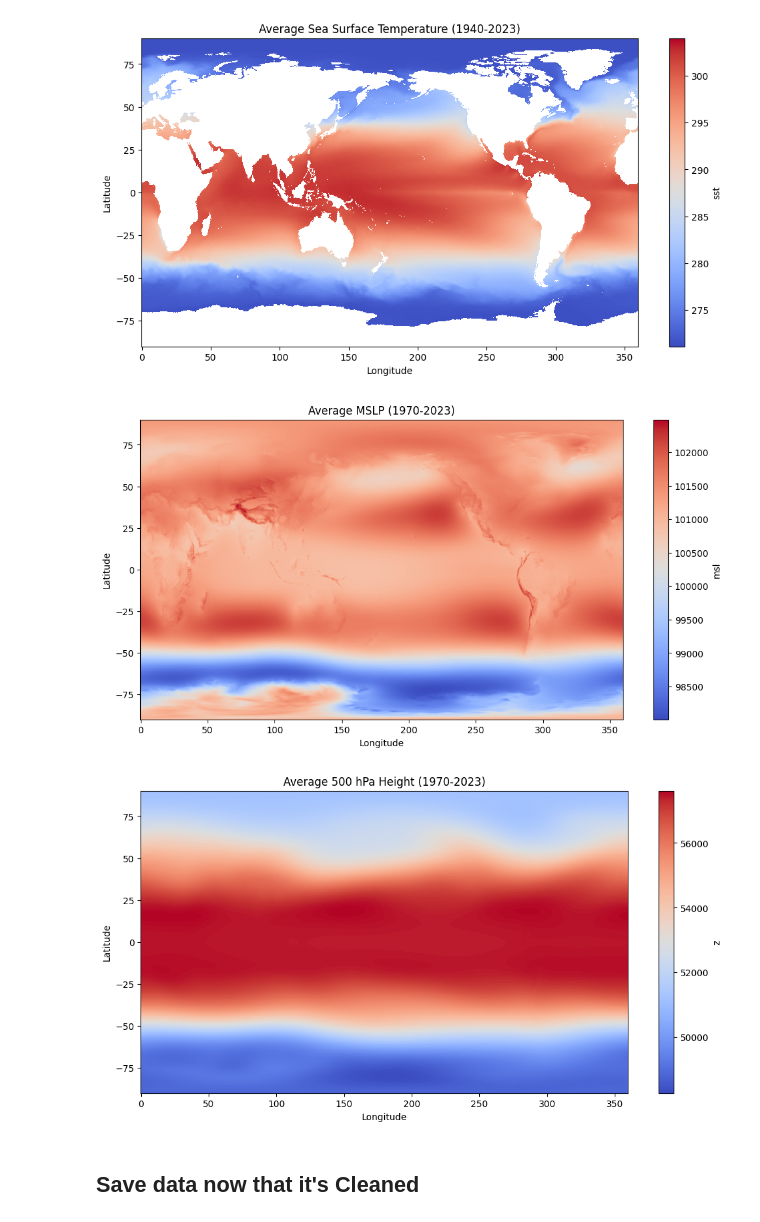
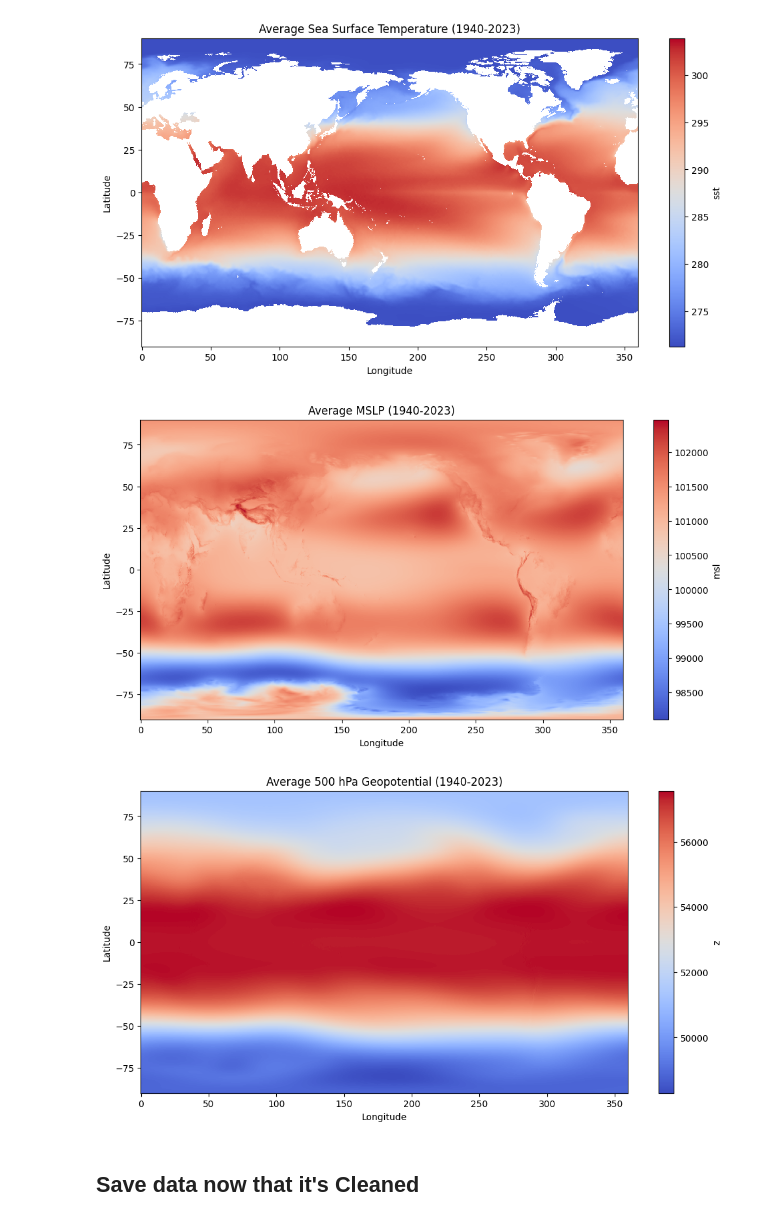
Before and after one commit to liamkirkpatrick/ess469_final, a Jupyter notebook: notebooks-part1/Clean_Data.ipynb, the cells around one changed output. Cells and saved outputs as stored; diff of their text form; code cells hidden in the pictures.

```diff
--- a/notebooks-part1/Clean_Data.ipynb
+++ b/notebooks-part1/Clean_Data.ipynb
@@ -24,7 +24,8 @@ import cartopy.feature as cfeature
 # set datafiles
 #datafiles = ['era5_mslp_sst.nc', 'era5_sp_sst.nc','era5_gph.nc','era5_t2.nc']
 #datafiles = ['era5_gph.nc','era5_t2.nc']
-datafiles = ['era5_mslp_sst.nc', 'era5_gph.nc']
+#datafiles = ['era5_mslp_sst.nc', 'era5_gph.nc']
+datafiles = ['era5_gph.nc','era5_sst_mslp.nc']
 
 # read in datafiles, combine into one dataset
 for i in range(len(datafiles)):
@@ -39,9 +40,9 @@ for i in range(len(datafiles)):
             ds = ds.rename_dims({'valid_time':'time'})
             ds = ds.rename_vars({'valid_time':'time'})
 
-        # remove any times beofre 1970
-        print("    Removing Times Before 1970")
-        ds = ds.sel(time=slice('1970-01-01',None))
+        # # remove any times beofre 1940
+        # print("    Removing Times Before 1940")
+        # ds = ds.sel(time=slice('1940-01-01',None))
 
         # coarsen the data
         print("    Coarsening")
@@ -58,9 +59,9 @@ for i in range(len(datafiles)):
             ds2 = ds2.rename_dims({'valid_time':'time'})
             ds2 = ds2.rename_vars({'valid_time':'time'})
 
-        # remove any times beofre 1970
-        print("    Removing Times Before 1970")
-        ds2 = ds2.sel(time=slice('1970-01-01',None))
+        # # remove any times beofre 1970
+        # print("    Removing Times Before 1970")
+        # ds2 = ds2.sel(time=slice('1970-01-01',None))
 
         # coarsen the data
         print("    Coarsening")
@@ -227,16 +235,16 @@ plt.show()
 # %%
 # Calculate the average MSL over the entire time period
 msl_mean = ds.msl.mean(dim='time')
 
 # Plot the global map of the average SST
 plt.figure(figsize=(12, 6))
 msl_mean.plot(cmap='coolwarm')
-plt.title('Average MSLP (1970-2023)')
+plt.title('Average MSLP (1940-2023)')
 plt.xlabel('Longitude')
 plt.ylabel('Latitude')
 plt.show()
 # %% [output]
-[figure, old version]
+[figure, new version]
 # %%
 # Calculate the average 500hPa Height over the entire time period
 z_mean = ds.z.mean(dim='time')
@@ -244,12 +252,12 @@ z_mean = ds.z.mean(dim='time')
 # Plot the global map of the average SST
 plt.figure(figsize=(12, 6))
 z_mean.plot(cmap='coolwarm')
-plt.title('Average 500 hPa Geopotential (1970-2023)')
+plt.title('Average 500 hPa Geopotential (1940-2023)')
 plt.xlabel('Longitude')
 plt.ylabel('Latitude')
 plt.show()
 # %% [output]
-[figure, old version]
+[figure, new version]
 # %% [markdown]
 ## Save data now that it's Cleaned
 # %%
```
Also changed, not shown: parts of 4 cells of this notebook, 3 other files.
